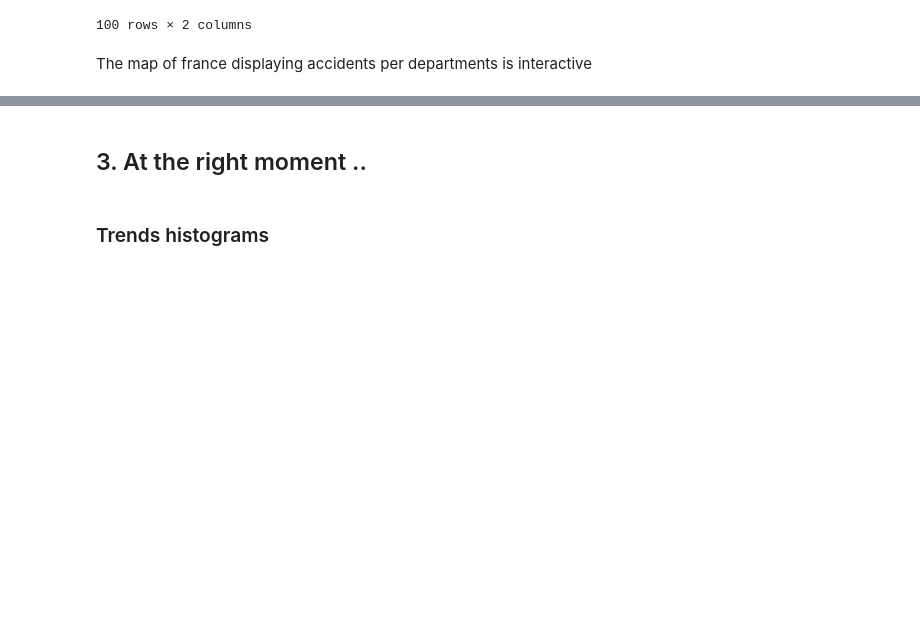
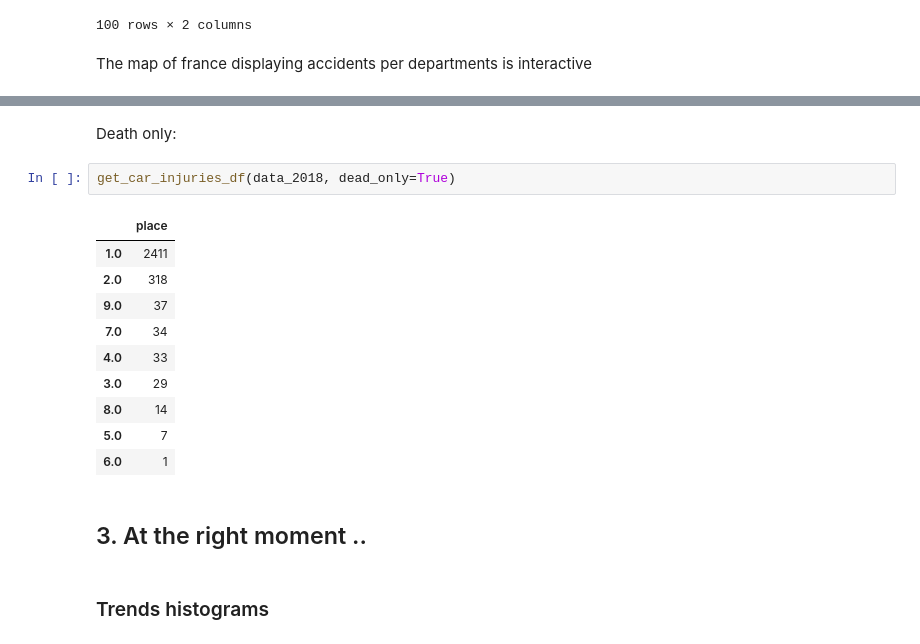
Before and after one commit to sinitame/epfl-ada-project, a Jupyter notebook: notebooks/milestone-2.ipynb, the cells around one changed output, grey strips where cells are left out. Cells and saved outputs as stored; diff of their text form; blank space fills up the shorter version.

```diff
--- a/notebooks/milestone-2.ipynb
+++ b/notebooks/milestone-2.ipynb
@@ -196,3 +215,18 @@ The map of france displaying accidents per departments is interactive
+# %% [markdown]
+Death only:
+# %%
+get_car_injuries_df(data_2018, dead_only=True)
+# %% [output]
+|  | place |
+| 1.0 | 2411 |
+| 2.0 | 318 |
+| 9.0 | 37 |
+| 7.0 | 34 |
+| 4.0 | 33 |
+| 3.0 | 29 |
+| 8.0 | 14 |
+| 5.0 | 7 |
+| 6.0 | 1 |
 # %% [markdown]
 ## 3. At the right moment ..
 # %% [markdown]
```
Also changed, not shown: parts of 5 cells of this notebook, 2 other files.
